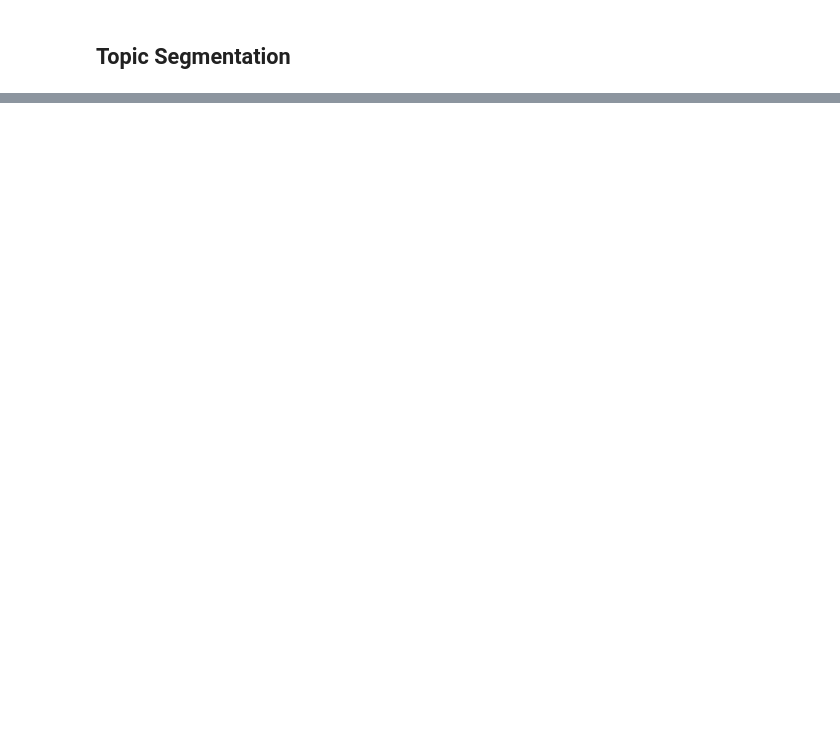
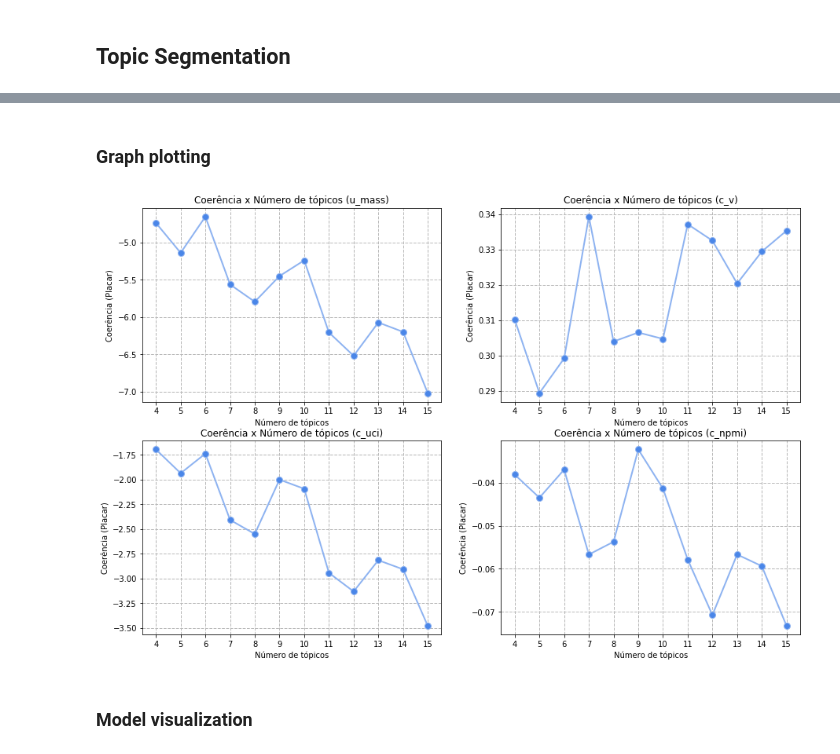
Before and after one commit to rmohashi/tweet-emotion-recognition, a Jupyter notebook: notebooks/Topic segmentation.ipynb, the cells around one changed output, grey strips where cells are left out. Drawn from its saved outputs; the diff is of its cells as text; code cells hidden in the pictures; blank space fills up the shorter version.

Commit message:
feat: add coherence model and plot scores

```diff
--- a/notebooks/Topic segmentation.ipynb
+++ b/notebooks/Topic segmentation.ipynb
@@ -17,6 +19,6 @@ from nlp.dataset import Dataset
 # %%
-filename = '../datasets/topic_segmentation/1175455210979725313-1175407650365935616_batman.csv'
+filename = '../datasets/topic_segmentation/1183377763962671104-1182934217849749505_nobel.csv'
 dataset = Dataset(filename, label_col='label', text_col='text')
 dataset.load()
-dataset.preprocess_texts(no_emoji=True)
+dataset.preprocess_texts(stemming=True, no_emoji=True)
 # %% [output]
@@ -59,2 +36,3 @@ def preprocess_tweet(text):
 # %%
-processed_tweets = [preprocess_tweet(tweet) for tweet in df.cleaned]
+preprocessed_tweets = [tweet.split() for tweet in df.cleaned]
+preprocessed_tweets[1:2]
@@ -118,0 +105,2 @@ Words: 0.023*"like" + 0.020*"skin" + 0.018*"bundle" + 0.017*"get" + 0.015*"pack"
+# %% [markdown]
+### Graph plotting
@@ -119,3 +110,52 @@ Words: 0.023*"like" + 0.020*"skin" + 0.018*"bundle" + 0.017*"get" + 0.015*"pack"
+# %%
+plt.figure(figsize=(15,10))
+
+plt.subplot(2,2,1)
+plt.xticks(np.arange(min(num_topics_values), max(num_topics_values)+1, 1.0))
+plt.plot(num_topics_values, coherence_values['u_mass'], color='#8eb3f1', linestyle='solid', linewidth = 2,
+         marker='o', markerfacecolor='#4a86e8', markersize=8)
+plt.title('Coerência x Número de tópicos (u_mass)')
+plt.rc('grid', linestyle='dashed', linewidth=1, color='#b9b9b9')
+plt.grid()
+plt.ylabel('Coerência (Placar)')
+plt.xlabel('Número de tópicos')
+
+plt.subplot(2,2,2)
+plt.xticks(np.arange(min(num_topics_values), max(num_topics_values)+1, 1.0))
+plt.plot(num_topics_values, coherence_values['c_v'], color='#8eb3f1', linestyle='solid', linewidth = 2,
+         marker='o', markerfacecolor='#4a86e8', markersize=8)
+plt.title('Coerência x Número de tópicos (c_v)')
+plt.rc('grid', linestyle='dashed', linewidth=1, color='#b9b9b9')
+plt.grid()
+plt.ylabel('Coerência (Placar)')
+plt.xlabel('Número de tópicos')
+
+plt.subplot(2,2,3)
+plt.xticks(np.arange(min(num_topics_values), max(num_topics_values)+1, 1.0))
+plt.plot(num_topics_values, coherence_values['c_uci'], color='#8eb3f1', linestyle='solid', linewidth = 2,
+         marker='o', markerfacecolor='#4a86e8', markersize=8)
+plt.title('Coerência x Número de tópicos (c_uci)')
+plt.rc('grid', linestyle='dashed', linewidth=1, color='#b9b9b9')
+plt.grid()
+plt.ylabel('Coerência (Placar)')
+plt.xlabel('Número de tópicos')
+
+plt.subplot(2,2,4)
+plt.xticks(np.arange(min(num_topics_values), max(num_topics_values)+1, 1.0))
+plt.plot(num_topics_values, coherence_values['c_npmi'], color='#8eb3f1', linestyle='solid', linewidth = 2,
+         marker='o', markerfacecolor='#4a86e8', markersize=8)
+plt.title('Coerência x Número de tópicos (c_npmi)')
+plt.rc('grid', linestyle='dashed', linewidth=1, color='#b9b9b9')
+plt.grid()
+plt.ylabel('Coerência (Placar)')
+plt.xlabel('Número de tópicos')
+
+
+plt.show()
+# %% [output]
+[figure, added]
+# %% [markdown]
+### Model visualization
 # %%
 import pyLDAvis.gensim
 # %%
```
Also changed, not shown: parts of 23 cells of this notebook.
